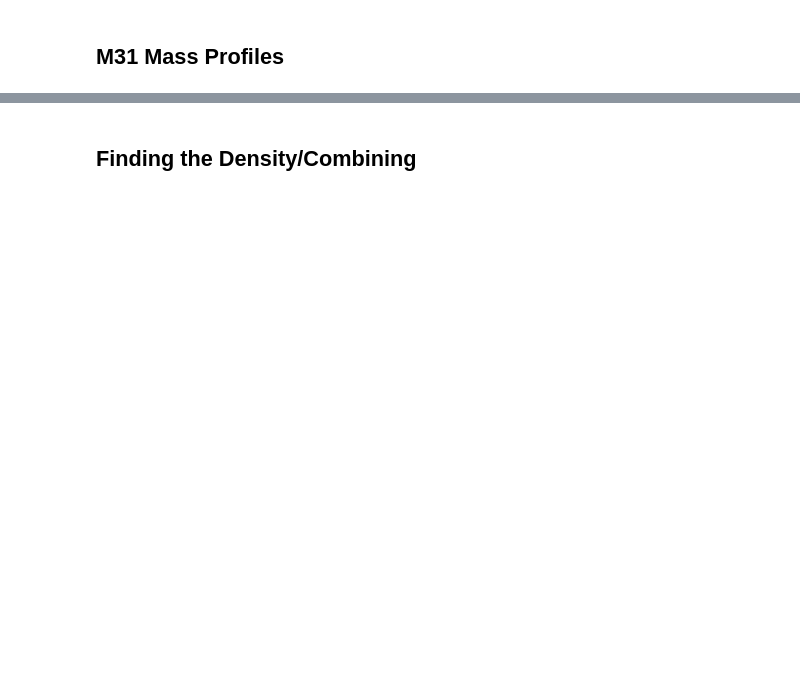
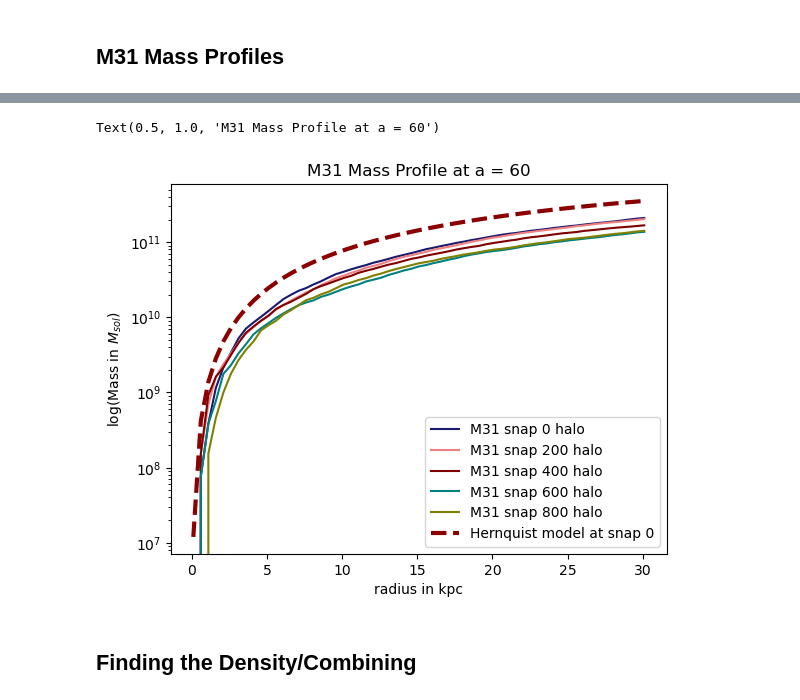
Before and after one commit to riannekooi/400B_2023_Kooi, a Jupyter notebook: research assignments/research assignment/HaloRemnants.ipynb, the cells around one changed output, grey strips where cells are left out. Cells and saved outputs as stored; diff of their text form; code cells hidden in the pictures; blank space fills up the shorter version.

```diff
--- a/research assignments/research assignment/HaloRemnants.ipynb
+++ b/research assignments/research assignment/HaloRemnants.ipynb
@@ -85,2 +119,21 @@ M31_800 = MassProfile("M31", 800)
+# %%
+hernquist_profile_M31_0 = M31_0.HernquistMass(r, a, sum(M31_0.m_new*1e10))
+# %%
+a = 60 # the estimated scale factor
+plt.semilogy(r, enclosed_mass_M31_0_halo, label='M31 snap 0 halo', c='midnightblue')
+plt.semilogy(r, enclosed_mass_M31_200_halo, label='M31 snap 200 halo', c='lightcoral')
+plt.semilogy(r, enclosed_mass_M31_400_halo, label='M31 snap 400 halo', c='maroon')
+plt.semilogy(r, enclosed_mass_M31_600_halo, label='M31 snap 600 halo', c='teal')
+plt.semilogy(r, enclosed_mass_M31_800_halo, label='M31 snap 800 halo', c='olive')
+plt.semilogy(r,hernquist_profile_M31_0, '--',label='Hernquist model at snap 0', c='darkred', linewidth=3)
+#do hernquist profile too
+
+plt.legend()
+plt.xlabel("radius in kpc")
+plt.ylabel('log(Mass in $M_{sol}$)')
+plt.title("M31 Mass Profile at a = %s" % a)
+# %% [output]
+Text(0.5, 1.0, 'M31 Mass Profile at a = 60')
+[figure, added]
 # %% [markdown]
 ## Finding the Density/Combining
```
Also changed, not shown: parts of 27 cells of this notebook, 2 other files.
